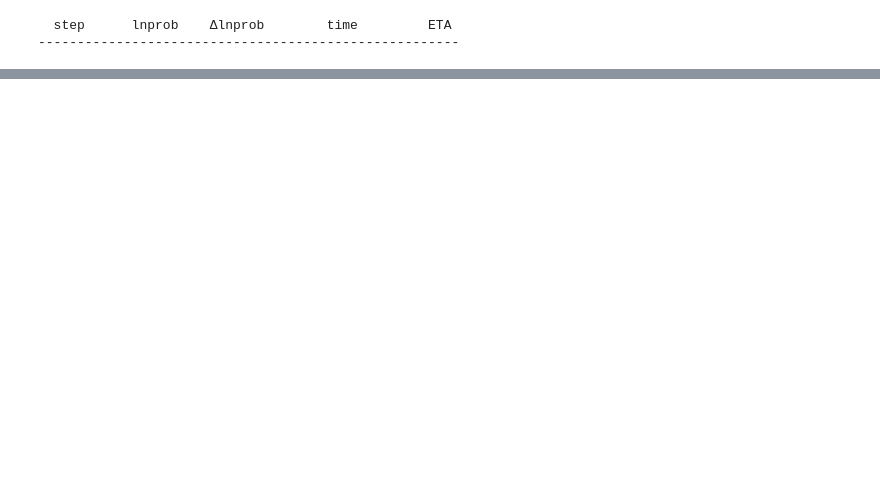
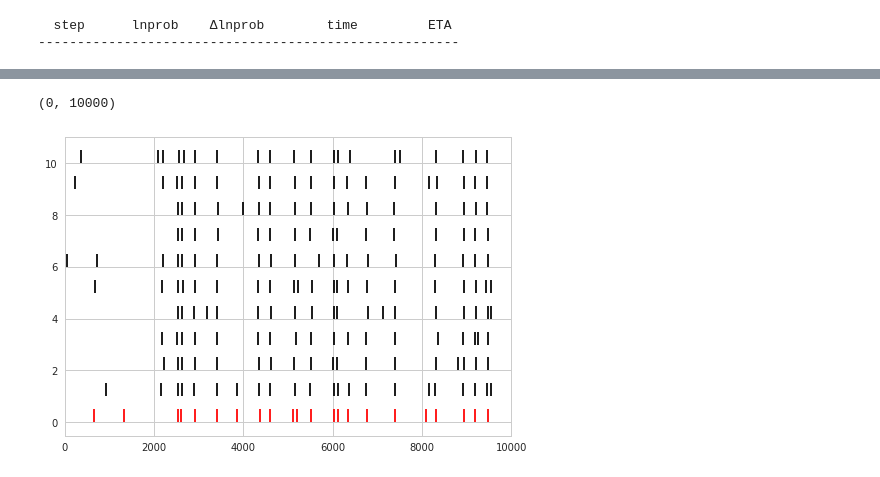
Before and after one commit to melizalab/dstrf, a Jupyter notebook: notebooks/glmat/glmat_2d_twin.ipynb, the cells around one changed output, grey strips where cells are left out. Saved outputs shown, nothing was run; the diff lists cells and outputs as text; code cells hidden in the pictures; blank space fills up the shorter version.

```diff
--- a/notebooks/glmat/glmat_2d_twin.ipynb
+++ b/notebooks/glmat/glmat_2d_twin.ipynb
@@ -215,10 +223,15 @@ plt.plot(Vpred[:4000])
 # %%
 for i, d in enumerate(data):
     plt.vlines(d["spike_t"], i, i + 0.5, 'r')
 
+mparams = matparams.copy()
+mparams[matparams_i] = mp_est
 for i in range(len(data), len(data) + 10):
-    S = predict_spikes(Vpred, mparams, model_dt)
+    S = predict_spikes(Vpred, mparams, model_dt, upsample)
     spk_t = S.nonzero()[0]
     plt.vlines(spk_t, i, i + 0.5)
 
 plt.xlim(0, 10000)
+# %% [output]
+(0, 10000)
+[figure, added]
```
Also changed, not shown: parts of 5 cells of this notebook.
